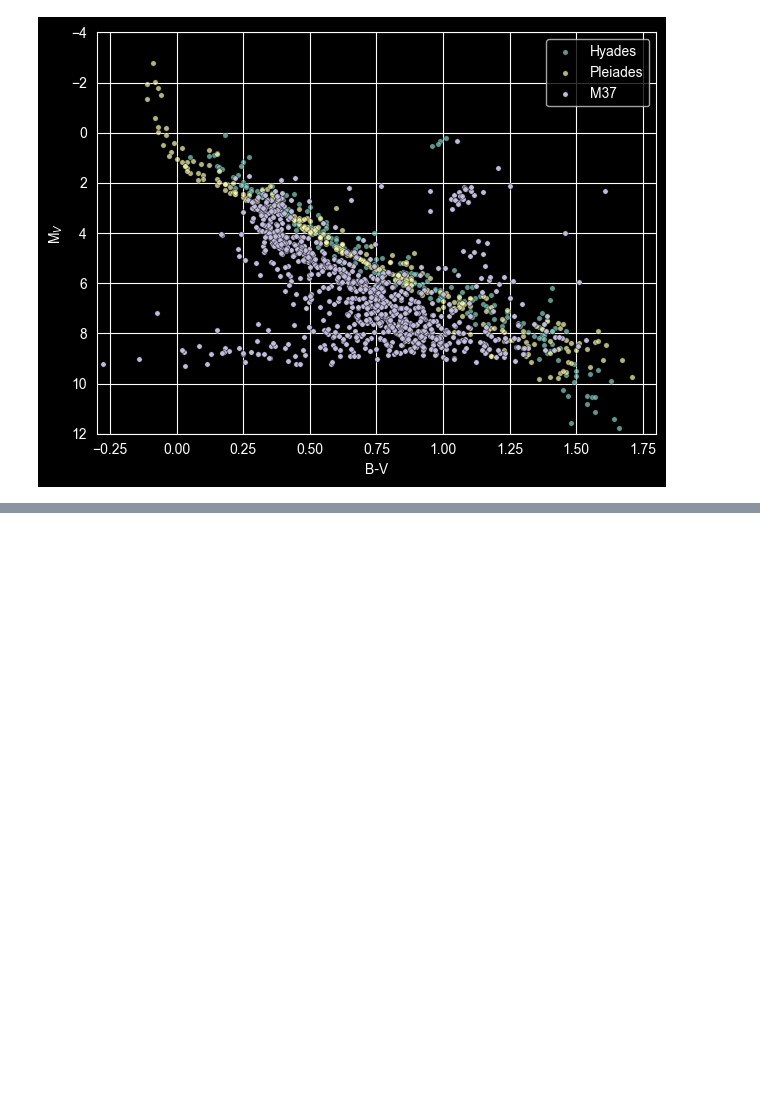
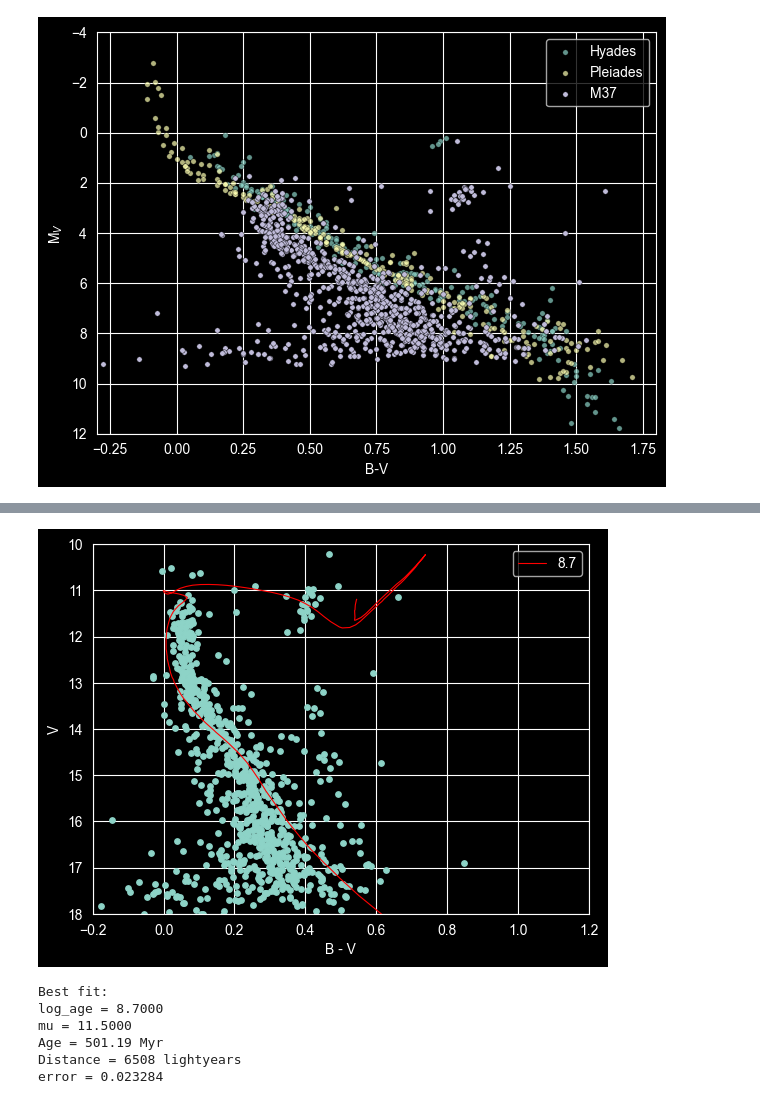
Before and after one commit to KevinLeenaerts/Observational-Astronomy, a Jupyter notebook: Master.ipynb, the cells around one changed output, grey strips where cells are left out. Cells and saved outputs as stored; diff of their text form; code cells hidden in the pictures; blank space fills up the shorter version.

```diff
--- a/Master.ipynb
+++ b/Master.ipynb
@@ -630,0 +664,44 @@ print(phase)
+# %%
+plt.figure()
+
+best_mu = 11.5
+best_log_age = 8.7
+nearest_age = available_ages[np.argmin(np.abs(available_ages - best_log_age))]
+
+iso = df[
+    (df['logAge_round'] == nearest_age) &
+    (df['label'] <= 5)
+]
+plt.plot(iso['Vmag'] - iso['Rmag'], iso['Vmag'] + best_mu, linewidth=0.8, label=f"{best_log_age:.1f}", color="r")
+
+plt.gca().invert_yaxis()
+plt.scatter(M37_V - M37_r, M37_V, s=15)
+plt.xlabel('B - V')
+plt.ylabel('V')
+plt.xlim(-0.2, 1.2)
+plt.ylim(18, 10)
+plt.legend()
+plt.show()
+# %% [output]
+[figure, added]
+# %%
+age_years = 10**best_log_age
+age_myr = age_years / 1e6
+
+# Convert distance
+distance_pc = 10**((best_mu + 5) / 5)
+distance_ly = distance_pc * 3.26156
+
+print("\nBest fit:")
+print(f"log_age = {best_log_age:.4f}")
+print(f"mu = {best_mu:.4f}")
+print(f"Age = {age_myr:.2f} Myr")
+print(f"Distance = {distance_ly:.0f} lightyears")
+print(f"error = {result.fun:.6f}")
+# %% [output]
+Best fit:
+log_age = 8.7000
+mu = 11.5000
+Age = 501.19 Myr
+Distance = 6508 lightyears
+error = 0.023284
```
Also changed, not shown: parts of 10 cells of this notebook, 2 other files.
